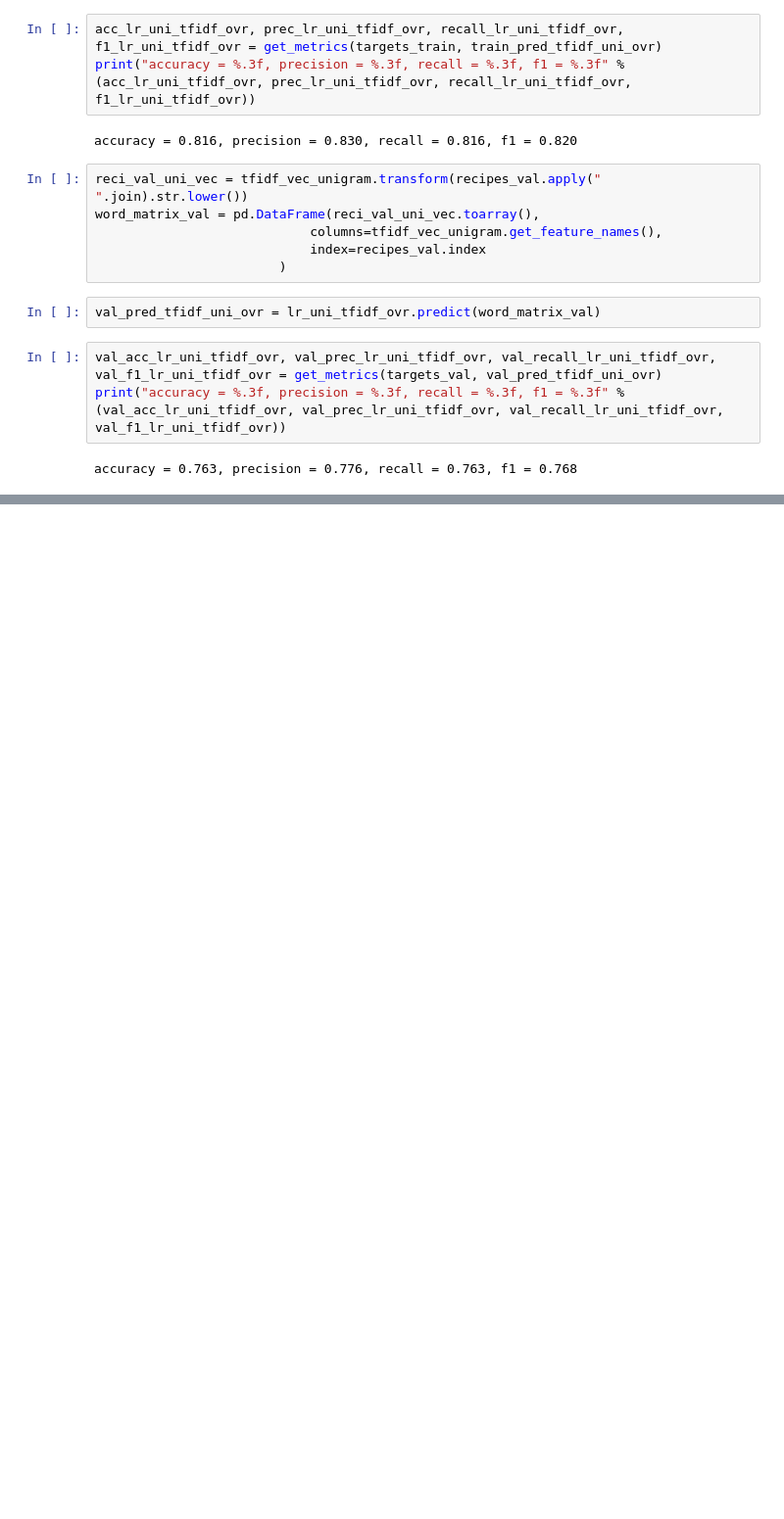
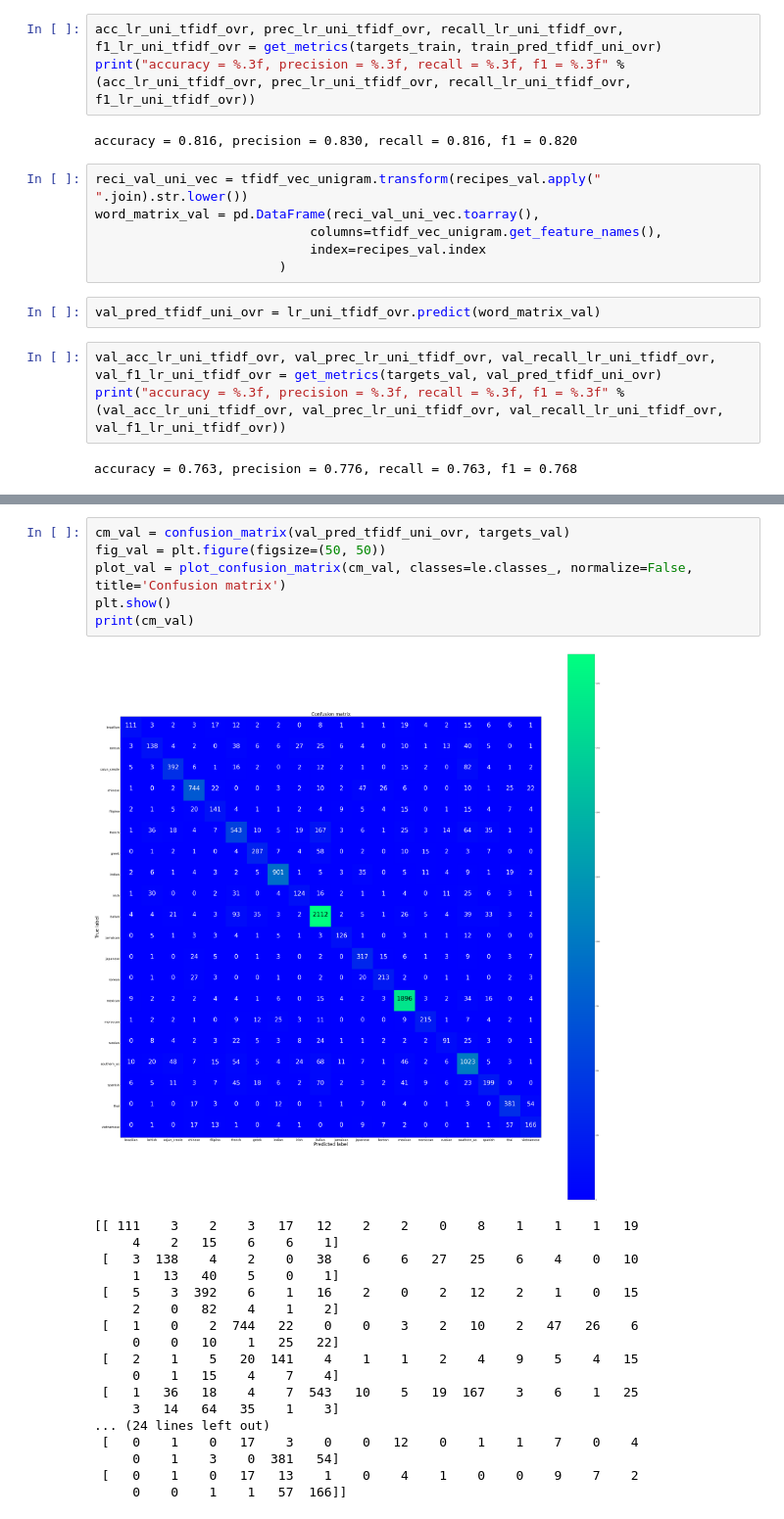
Before and after one commit to AaronWChen/mealeon_database, a Jupyter notebook: notebooks/Yummly_EDA.ipynb, the cells around one changed output, grey strips where cells are left out. Shown at 98% size. Drawn from its saved outputs; the diff is of its cells as text; blank space fills up the shorter version.

```diff
--- a/notebooks/Yummly_EDA.ipynb
+++ b/notebooks/Yummly_EDA.ipynb
@@ -276,0 +307,25 @@ NameError: name 'plt' is not defined
+# %%
+cm_val = confusion_matrix(val_pred_tfidf_uni_ovr, targets_val)
+fig_val = plt.figure(figsize=(50, 50))
+plot_val = plot_confusion_matrix(cm_val, classes=le.classes_, normalize=False, title='Confusion matrix')
+plt.show()
+print(cm_val)
+# %% [output]
+[figure, added]
+[[ 111    3    2    3   17   12    2    2    0    8    1    1    1   19
+     4    2   15    6    6    1]
+ [   3  138    4    2    0   38    6    6   27   25    6    4    0   10
+     1   13   40    5    0    1]
+ [   5    3  392    6    1   16    2    0    2   12    2    1    0   15
+     2    0   82    4    1    2]
+ [   1    0    2  744   22    0    0    3    2   10    2   47   26    6
+     0    0   10    1   25   22]
+ [   2    1    5   20  141    4    1    1    2    4    9    5    4   15
+     0    1   15    4    7    4]
+ [   1   36   18    4    7  543   10    5   19  167    3    6    1   25
+     3   14   64   35    1    3]
+... (24 lines left out)
+ [   0    1    0   17    3    0    0   12    0    1    1    7    0    4
+     0    1    3    0  381   54]
+ [   0    1    0   17   13    1    0    4    1    0    0    9    7    2
+     0    0    1    1   57  166]]
```
Also changed, not shown: parts of 12 cells of this notebook.
